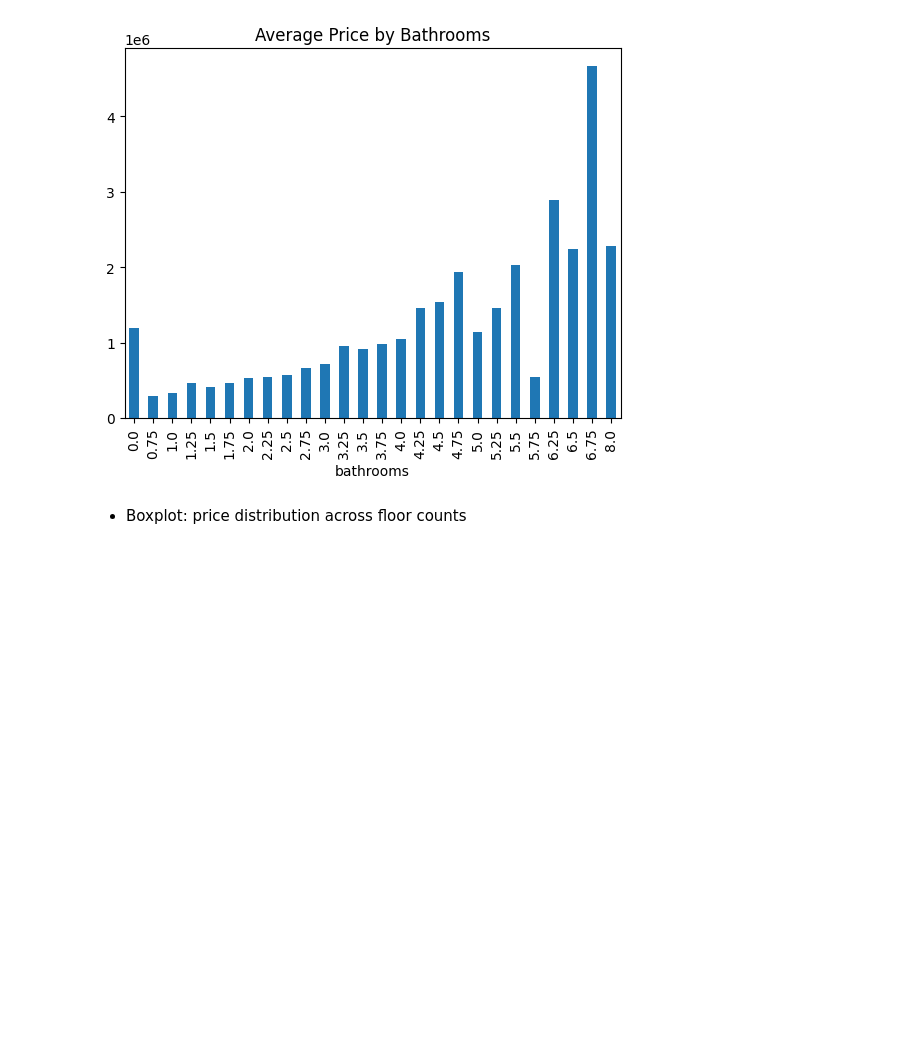
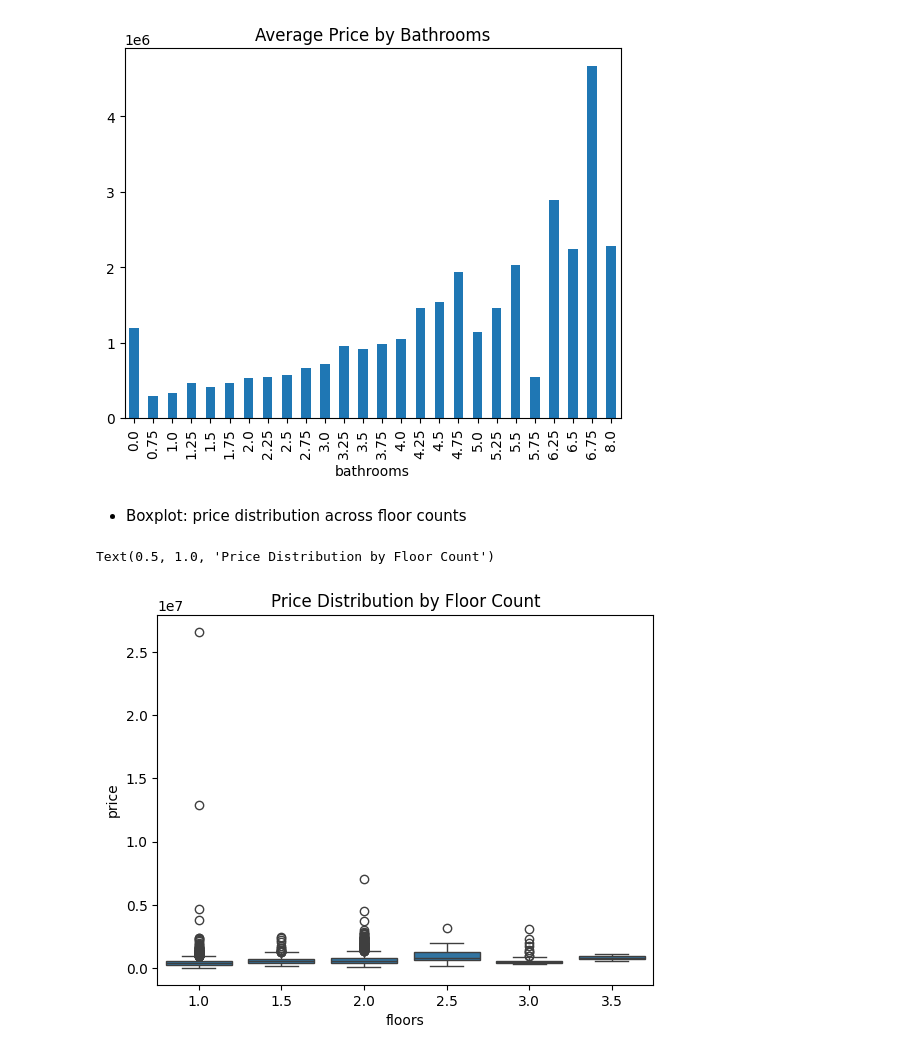
Before and after one commit to geershatisaxena/House-Price-Predictor, a Jupyter notebook: house prediction.ipynb, the cells around one changed output. Drawn from its saved outputs; the diff is of its cells as text; code cells hidden in the pictures; blank space fills up the shorter version.

```diff
--- a/house prediction.ipynb
+++ b/house prediction.ipynb
@@ -393,3 +393,10 @@ Text(0.5, 1.0, 'Average Price by Bathrooms')
 [figure]
 # %% [markdown]
 - Boxplot: price distribution across floor counts
+# %%
+plt.figure()
+sns.boxplot(data=df, x="floors", y="price")
+plt.title("Price Distribution by Floor Count")
+# %% [output]
+Text(0.5, 1.0, 'Price Distribution by Floor Count')
+[figure, added]
```
